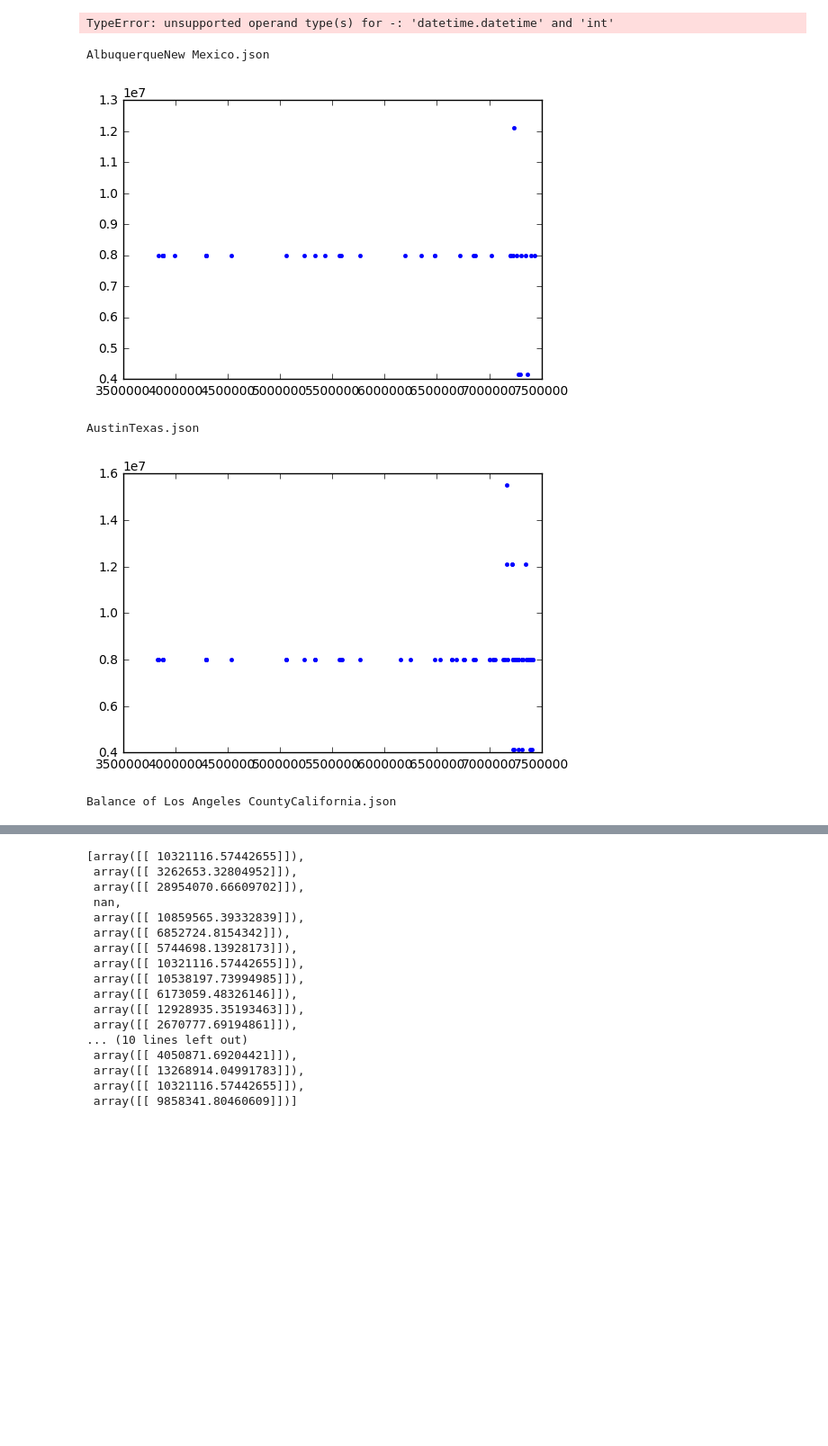
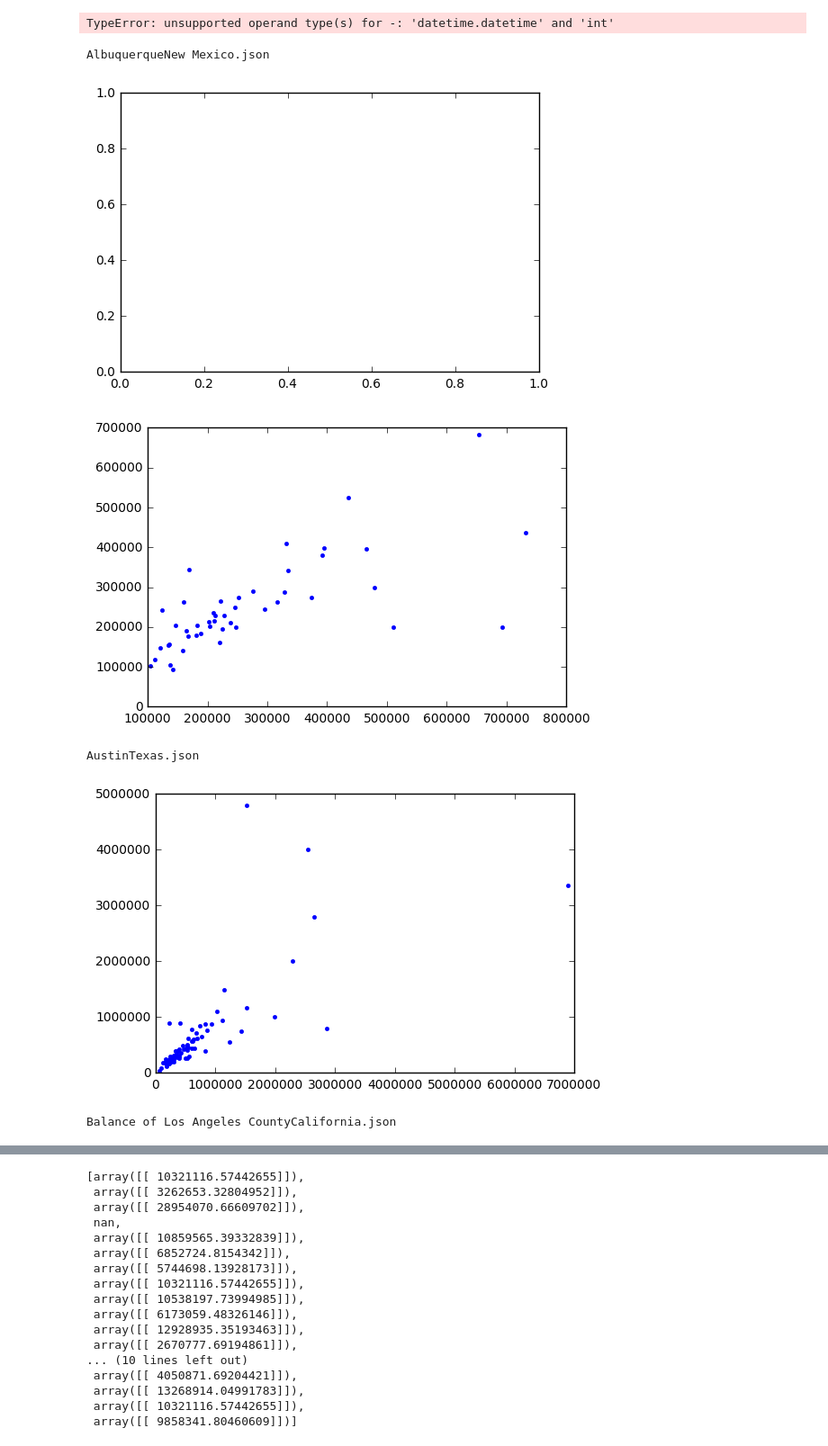
Before and after one commit to samjwil/RealEstatePredict, a Jupyter notebook: Analyze_Trulia.ipynb, the cells around one changed output, grey strips where cells are left out. Shown at 90% size. Cells and saved outputs as stored; diff of their text form; code cells hidden in the pictures; blank space fills up the shorter version.

```diff
--- a/Analyze_Trulia.ipynb
+++ b/Analyze_Trulia.ipynb
@@ -11,4 +20,4 @@ from sklearn.linear_model import LinearRegression, LogisticRegression
 # %%
 
-filenames=os.listdir('../../Data/Trulia/jsonfiles')
+filenames=os.listdir('../../Data/Trulia/json_old')
 del filenames[0]
@@ -14,0 +32,25 @@ del filenames[0]
+# %%
+
+
+for filename in filenames:
+    print filename
+    with open('../../Data/Trulia/json_old/' + filename, 'r') as fr:
+        with open('../../Data/Trulia/jsonfiles_wgeo/' + filename, 'w') as jf:
+            for id_, line in enumerate(fr):
+                nowJSON=json.loads(line)
+                id_=nowJSON['id_']
+                city=nowJSON['city']
+                name=nowJSON['name']
+                state=nowJSON['state']
+
+                del nowJSON['lat']
+                del nowJSON['lng']
+                try:
+                    geocode_result = json.dumps(gmaps.geocode(str(name) + ', ' + str(city) + ', ' + str(state)))
+                    nowJSON['geo']=geocode_result
+                except:
+                    nowJSON['geo']=[]
+#                 print json.dumps(nowJSON,separators=(',', ':')) +'\n'
+#                 print stop
+                jf.write(json.dumps(nowJSON,separators=(',', ':')) +'\n')
+                print id_
@@ -17,7 +102,7 @@ del filenames[0]
 for filename in filenames:
     print filename
     fig, ax=plt.subplots(nrows=1,ncols=1)
-    with open('../../Data/Trulia/jsonfiles/' + filename, 'r') as f:
+    with open('../../Data/Trulia/json_old/' + filename, 'r') as f:
         for id_, line in enumerate(f):
             if id_%4!=0:
                 continue
@@ -103,8 +188,8 @@ TypeError: unsupported operand type(s) for -: 'datetime.datetime' and 'int'
 # %%
 def date_linear(date,TS):
     dPR=datetime.strptime('2016-01-01', '%Y-%m-%d')
-    dEN=dPR-relativedelta(years=1)
-    dST=dPR-relativedelta(years=5)
+    dEN=dPR-relativedelta(months=6)
+    dST=dPR-relativedelta(months=12)
     #find indices of each date above
 
 
@@ -117,6 +202,7 @@ def date_linear(date,TS):
 
         #find linear fit for dEN to dST
         regr = linear_model.LogisticRegression()
+#         regr = linear_model.LinearRegression()
 
         #regr.fit_intercept = False
         x_train=np.array(datesec[idST:idEN]).reshape(-1,1)
@@ -129,11 +215,12 @@ def date_linear(date,TS):
 
         predicted=regr.predict(datesec[idPR])
         actual=np.mean(TS[idPR:])
+#         coefs=
     except:
         predicted=np.NAN
         actual=np.NAN
         coefs=np.NAN
-    return coefs
+    return predicted, actual
 
 
 #     regr.coef
@@ -156,30 +243,32 @@ dST=dPR-relativedelta(years=4)
 # %%
 for filename in filenames:
     print filename
     fig, ax=plt.subplots(nrows=1,ncols=1)
-    with open('../../Data/Trulia/jsonfiles/' + filename, 'r') as f:
+    with open('../../Data/Trulia/jsonfiles_wgeo/' + filename, 'r') as f:
         pred=[]
         actu=[]
         for id_, line in enumerate(f):
             if id_%4!=0:
                 continue
             nowJSON=json.loads(line)
             medTS=np.array(nowJSON['medTS'])
             avgTS=np.array(nowJSON['avgTS'])
 
+#             np.append(TSm,avgTS)
             date=[datetime.strptime(item, '%Y-%m-%d') for item in nowJSON['time']]
-            p, a= date_linear(date,TS)
+            p, a= date_linear(date,avgTS)
             pred.append(p)
             actu.append(a)
         ax.plot(actu,pred,linestyle='None',marker='.')
 #         ax.set_xlim([0.5e7,1.5e7])
         plt.show()
 #         print stop
 
 #     print stop
 # %% [output]
 AlbuquerqueNew Mexico.json
-[figure, old version]
+[figure, new version]
+[figure, new version]
 AustinTexas.json
-[figure, old version]
+[figure, new version]
 Balance of Los Angeles CountyCalifornia.json
```
Also changed, not shown: parts of 12 cells of this notebook, 1 other file.
